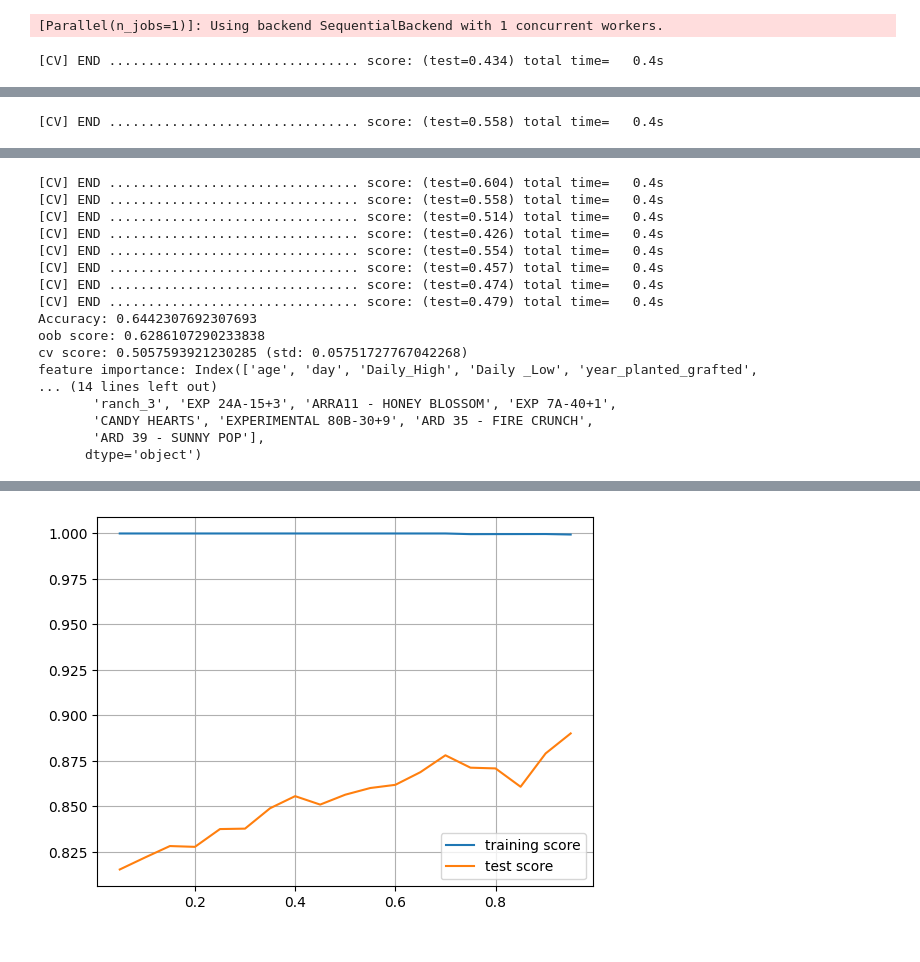
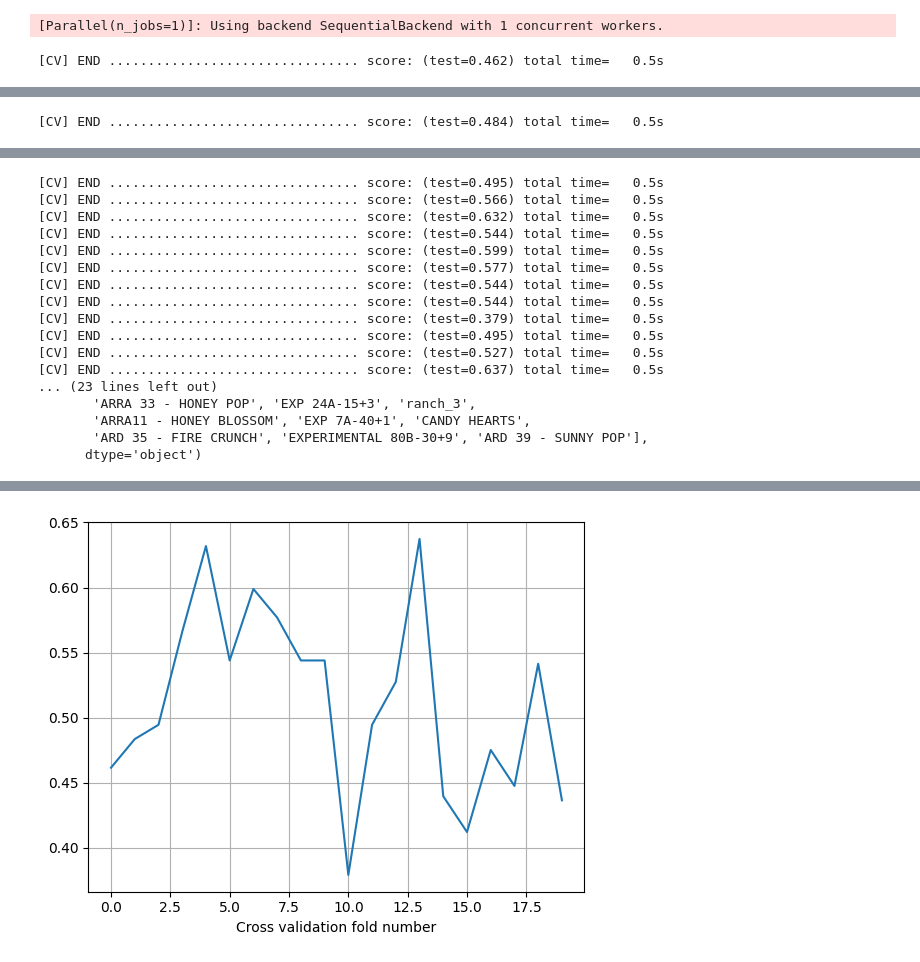
Before and after one commit to COGS118A/Group036-Wi23, a Jupyter notebook: Random Forest.ipynb, the cells around one changed output, grey strips where cells are left out. Cells and saved outputs as stored; diff of their text form; code cells hidden in the pictures.

```diff
--- a/Random Forest.ipynb
+++ b/Random Forest.ipynb
@@ -107,12 +165,16 @@ model.fit(X_train, y_train)
 y_pred = model.predict(X_test)
 
 acc = accuracy_score(y_test, y_pred)
-cv_score = cross_val_score(model, X, y_m, cv=10, verbose=3)
+cv_score = cross_val_score(model, X, y_m, cv=20, verbose=3)
 
 print("Accuracy:", acc)
 print('oob score:', model.oob_score_)
 print(f'cv score: {cv_score.mean()} (std: {cv_score.std()})')
 print('feature importance:', X.columns[np.flip(np.argsort(model.feature_importances_))])
+
+plt.plot(range(cv_score.size), cv_score)
+plt.xlabel('Cross validation fold number')
+plt.grid()
 # %% [output]
 [Parallel(n_jobs=1)]: Using backend SequentialBackend with 1 concurrent workers.
-[CV] END ................................ score: (test=0.434) total time=   0.4s
+[CV] END ................................ score: (test=0.462) total time=   0.5s
@@ -120 +182 @@ print('feature importance:', X.columns[np.flip(np.argsort(model.feature_importan
-[CV] END ................................ score: (test=0.558) total time=   0.4s
+[CV] END ................................ score: (test=0.484) total time=   0.5s
@@ -122,17 +184,17 @@ print('feature importance:', X.columns[np.flip(np.argsort(model.feature_importan
-[CV] END ................................ score: (test=0.604) total time=   0.4s
-[CV] END ................................ score: (test=0.558) total time=   0.4s
-[CV] END ................................ score: (test=0.514) total time=   0.4s
-[CV] END ................................ score: (test=0.426) total time=   0.4s
-[CV] END ................................ score: (test=0.554) total time=   0.4s
-[CV] END ................................ score: (test=0.457) total time=   0.4s
-[CV] END ................................ score: (test=0.474) total time=   0.4s
-[CV] END ................................ score: (test=0.479) total time=   0.4s
-Accuracy: 0.6442307692307693
-oob score: 0.6286107290233838
-cv score: 0.5057593921230285 (std: 0.05751727767042268)
-feature importance: Index(['age', 'day', 'Daily_High', 'Daily _Low', 'year_planted_grafted',
-... (14 lines left out)
-       'ranch_3', 'EXP 24A-15+3', 'ARRA11 - HONEY BLOSSOM', 'EXP 7A-40+1',
-       'CANDY HEARTS', 'EXPERIMENTAL 80B-30+9', 'ARD 35 - FIRE CRUNCH',
-       'ARD 39 - SUNNY POP'],
+[CV] END ................................ score: (test=0.495) total time=   0.5s
+[CV] END ................................ score: (test=0.566) total time=   0.5s
+[CV] END ................................ score: (test=0.632) total time=   0.5s
+[CV] END ................................ score: (test=0.544) total time=   0.5s
+[CV] END ................................ score: (test=0.599) total time=   0.5s
+[CV] END ................................ score: (test=0.577) total time=   0.5s
+[CV] END ................................ score: (test=0.544) total time=   0.5s
+[CV] END ................................ score: (test=0.544) total time=   0.5s
+[CV] END ................................ score: (test=0.379) total time=   0.5s
+[CV] END ................................ score: (test=0.495) total time=   0.5s
+[CV] END ................................ score: (test=0.527) total time=   0.5s
+[CV] END ................................ score: (test=0.637) total time=   0.5s
+... (23 lines left out)
+       'ARRA 33 - HONEY POP', 'EXP 24A-15+3', 'ranch_3',
+       'ARRA11 - HONEY BLOSSOM', 'EXP 7A-40+1', 'CANDY HEARTS',
+       'ARD 35 - FIRE CRUNCH', 'EXPERIMENTAL 80B-30+9', 'ARD 39 - SUNNY POP'],
       dtype='object')
@@ -140,19 +202 @@ feature importance: Index(['age', 'day', 'Daily_High', 'Daily _Low', 'year_plant
+[figure, added]
-# %%
-model = RandomForestClassifier(oob_score=True, class_weight='balanced')
-train_size = np.arange(0.05, 1, 0.05)
-train = []
-test = []
-
-for size in train_size:
-    X_train, X_test, y_train, y_test = train_test_split(X, y_b, train_size=size, random_state=42)
-    model.fit(X_train, y_train)
-
-    train.append(accuracy_score(y_train, model.predict(X_train)))
-    test.append(accuracy_score(y_test, model.predict(X_test)))
-
-plt.plot(train_size, train, label='training score')
-plt.plot(train_size, test, label='test score')
-plt.legend()
-plt.grid()
-# %% [output]
-[figure, removed]
```
Also changed, not shown: parts of 13 cells of this notebook.
